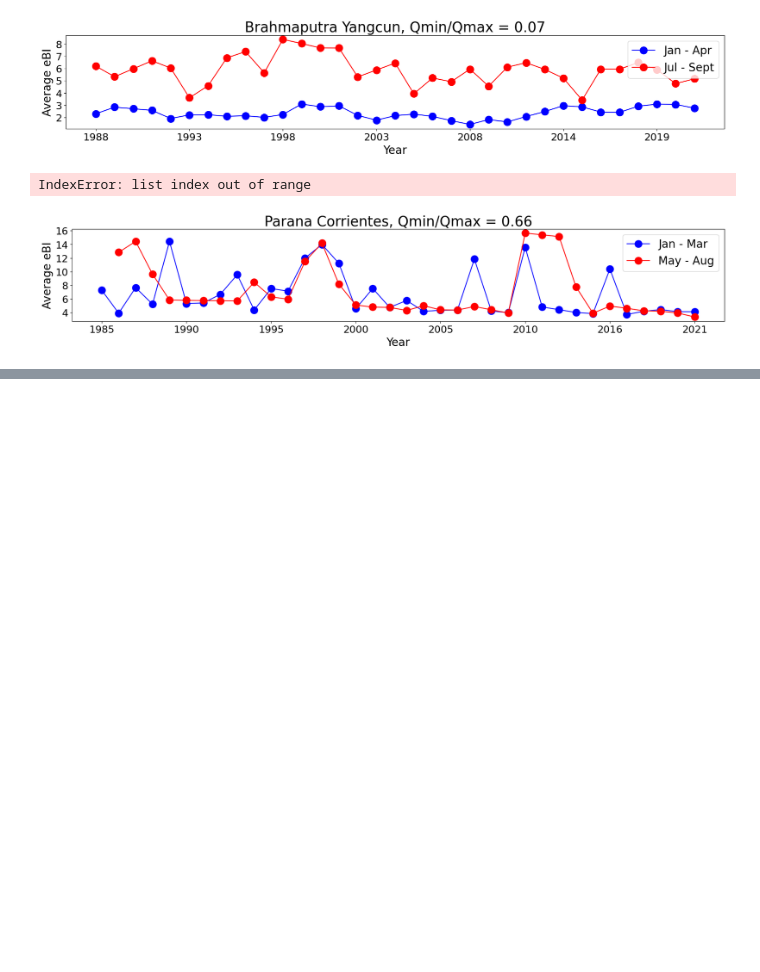
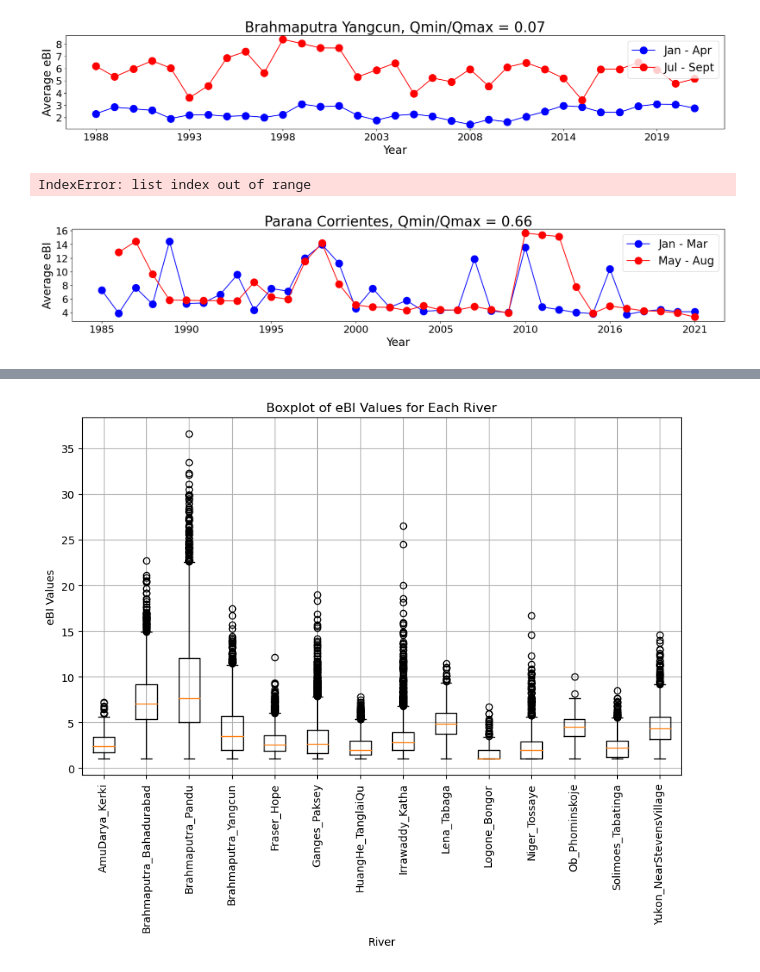
Before and after one commit to feifeixzhao/eBIcalculator, a Jupyter notebook: plot_eBI.ipynb, the cells around one changed output, grey strips where cells are left out. Drawn from its saved outputs; the diff is of its cells as text; code cells hidden in the pictures; blank space fills up the shorter version.

```diff
--- a/plot_eBI.ipynb
+++ b/plot_eBI.ipynb
@@ -739,0 +984,44 @@ NameError: name 'yearly_differences' is not defined
+# %%
+import pandas as pd
+import os
+import matplotlib.pyplot as plt
+
+root_dir = r'C:\Users\Feifei\PHD\Landsat_watermasks\ebi_results'
+
+# Create a list to store eBI values for each river
+eBI_data = []
+
+# Iterate through each river folder
+for river_folder in os.listdir(root_dir):
+    river_path = os.path.join(root_dir, river_folder)
+    if os.path.isdir(river_path):
+        rivgraph_path = os.path.join(river_path, 'rivgraph')
+        if os.path.isdir(rivgraph_path):
+            for file in os.listdir(rivgraph_path):
+                if file.endswith('.csv'):
+                    csv_file_path = os.path.join(rivgraph_path, file)
+                    try:
+                        df = pd.read_csv(csv_file_path)
+                        if 'eBI' in df.columns:
+                            eBI_values = df['eBI'].dropna().tolist()  # Add non-null eBI values to the list
+                            eBI_data.append((river_folder, eBI_values))
+                        else:
+                            print(f"eBI column not found in {file}. Skipping...")
+                    except Exception as e:
+                        print(f"Error processing {file}: {e}")
+
+# Create a list of eBI values and a list of corresponding river names
+eBI_values = [data[1] for data in eBI_data]
+river_names = [data[0] for data in eBI_data]
+
+# Create boxplot
+plt.figure(figsize=(10, 6))
+plt.boxplot(eBI_values, labels=river_names)
+plt.xticks(rotation=90)
+plt.xlabel('River')
+plt.ylabel('eBI Values')
+plt.title('Boxplot of eBI Values for Each River')
+plt.grid(True)
+plt.show()
+# %% [output]
+[figure, added]
```
Also changed, not shown: parts of 4 cells of this notebook, 2 other files.
